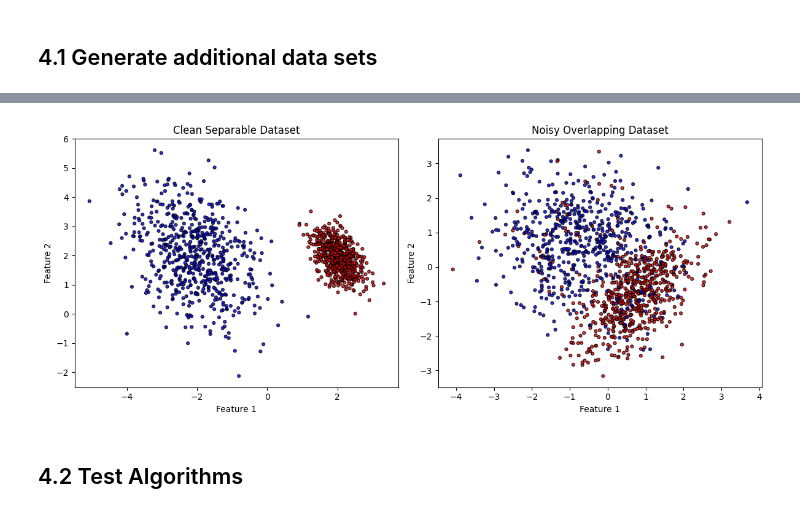
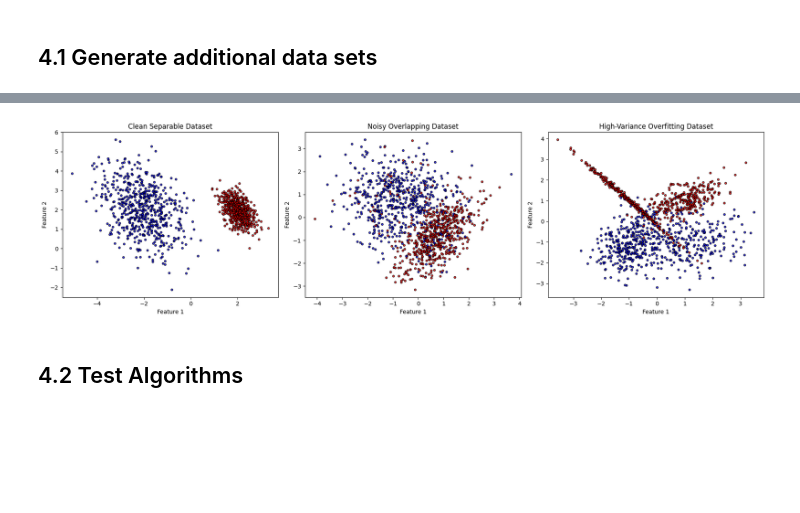
Before and after one commit to saraspagno/adaboost, a Jupyter notebook: solution_actual.ipynb, the cells around one changed output, grey strips where cells are left out. Cells and saved outputs as stored; diff of their text form; code cells hidden in the pictures; blank space fills up the shorter version.

Commit message:
added one dataset

```diff
--- a/solution_actual.ipynb
+++ b/solution_actual.ipynb
@@ -587,9 +597,21 @@ def make_datasets(random_state=RANDOM_STATE):
     )
     y_noisy = 2*y_noisy - 1
 
-    return (X_clean, y_clean), (X_noisy, y_noisy)
+    X_complex, y_complex = make_classification(
+        n_samples=1200,
+        n_features=2,
+        n_redundant=0,
+        n_informative=2,
+        n_clusters_per_class=2,
+        class_sep=1.0,
+        flip_y=0.0,
+        random_state=random_state + 2
+    )
+    y_complex = 2*y_complex - 1
 
-(X_clean, y_clean), (X_noisy, y_noisy) = make_datasets(random_state=RANDOM_STATE)
+    return (X_clean, y_clean), (X_noisy, y_noisy), (X_complex, y_complex)
+
+(X_clean, y_clean), (X_noisy, y_noisy), (X_complex, y_complex) = make_datasets(RANDOM_STATE)
 
 
 
@@ -601,30 +623,35 @@ Xc_train, Xc_test, yc_train, yc_test = train_test_split(
 Xn_train, Xn_test, yn_train, yn_test = train_test_split(
     X_noisy, y_noisy, test_size=0.3, random_state=RANDOM_STATE
 )
+
+Xk_train, Xk_test, yk_train, yk_test = train_test_split(
+    X_complex, y_complex, test_size=0.3, random_state=RANDOM_STATE
+)
 # %%
 def plot_dataset(X, y, ax=None, title="Dataset"):
     if ax is None:
         ax = plt.gca()
     ax.scatter(
         X[:, 0], X[:, 1],
         c=(y > 0).astype(int),
         cmap="bwr",
         s=12,
         edgecolor="k",
         alpha=0.8
     )
     ax.set_title(title)
     ax.set_xlabel("Feature 1")
     ax.set_ylabel("Feature 2")
     return ax
 
-fig, axes = plt.subplots(1, 2, figsize=(12, 5))
+fig, axes = plt.subplots(1, 3, figsize=(18, 5))
 plot_dataset(X_clean, y_clean, ax=axes[0], title="Clean Separable Dataset")
 plot_dataset(X_noisy, y_noisy, ax=axes[1], title="Noisy Overlapping Dataset")
+plot_dataset(X_complex, y_complex, ax=axes[2], title="High-Variance Overfitting Dataset")
 plt.tight_layout()
 plt.show()
 # %% [output]
-[figure, old version]
+[figure, new version]
 # %% [markdown]
 ## 4.2 Test Algorithms
 # %% [markdown]
```
Also changed, not shown: parts of 9 cells of this notebook.
